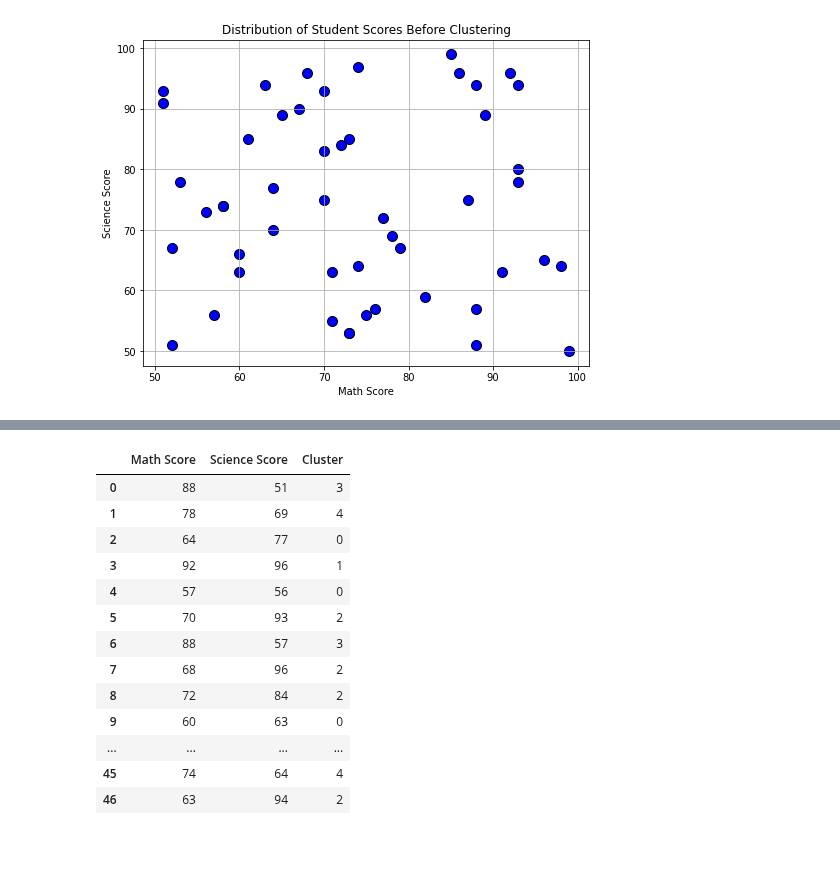
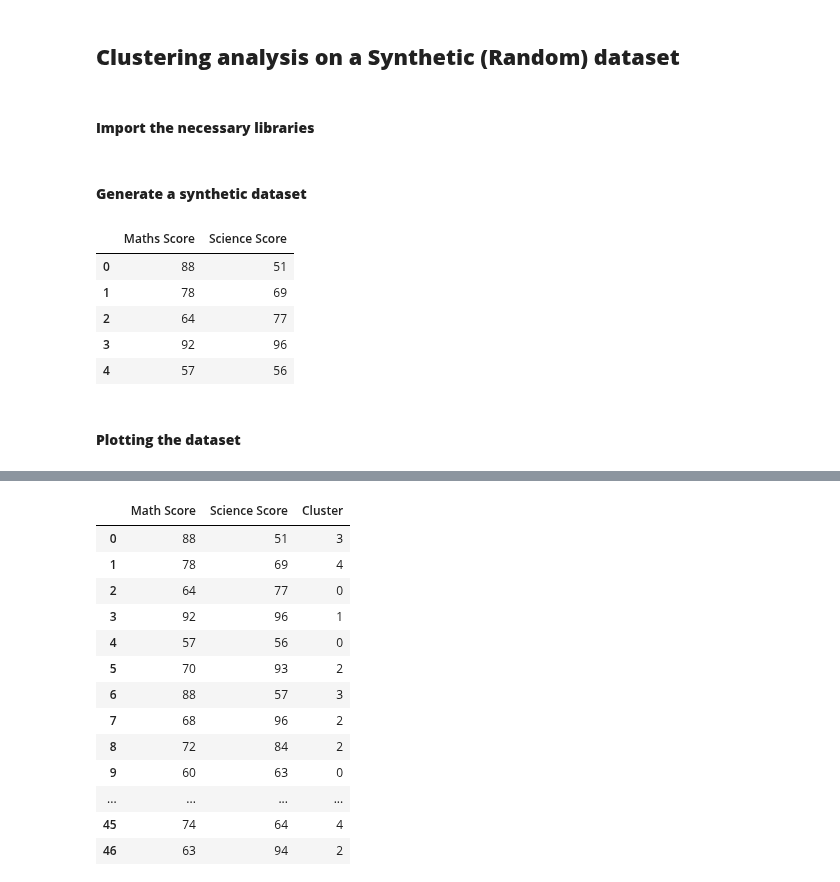
Before and after one commit to aninditadash/Introduction_to_machine_learning, a Jupyter notebook: unsupervised_learning/Examples/Random_data_clustering_analysis.ipynb, the cells around one changed output, grey strips where cells are left out. Saved outputs shown, nothing was run; the diff lists cells and outputs as text; code cells hidden in the pictures; blank space fills up the shorter version.

Commit message:
Code changes for K-means clustering

```diff
--- a/unsupervised_learning/K_means_Example_Agglo_DBSCAN_Inclass.ipynb
+++ b/unsupervised_learning/Examples/Random_data_clustering_analysis.ipynb
@@ -1,2 +1,6 @@
+# %% [markdown]
+## __Clustering analysis on a Synthetic (Random) dataset__
+# %% [markdown]
+#### __Import the necessary libraries__
 # %%
 import numpy as np
@@ -5,22 +11,24 @@ from sklearn.cluster import KMeans # Specially for k-means
 import pandas as pd
+# %% [markdown]
+#### __Generate a synthetic dataset__
 # %%
-
-
 # Generate sample data (students' scores in Math and Science)
 np.random.seed(42)
+
 math_scores = np.random.randint(50, 100, 50)
 science_scores = np.random.randint(50, 100, 50)
 
 # Combine into a dataset
 student_scores = np.column_stack((math_scores, science_scores))
 
-# Plot the distribution of points before clustering
-plt.figure(figsize=(8, 6))
-plt.scatter(math_scores, science_scores, color='blue', edgecolors='k', s=100)
-plt.xlabel('Math Score')
-plt.ylabel('Science Score')
-plt.title('Distribution of Student Scores Before Clustering')
-plt.grid(True)
-plt.show()
+student_scores_df = pd.DataFrame(data=student_scores, columns=['Maths Score', 'Science Score'])
+student_scores_df.head()
 # %% [output]
-[figure, removed]
+|  | Maths Score | Science Score |
+| 0 | 88 | 51 |
+| 1 | 78 | 69 |
+| 2 | 64 | 77 |
+| 3 | 92 | 96 |
+| 4 | 57 | 56 |
+# %% [markdown]
+#### __Plotting the dataset__
```
Also changed, not shown: parts of 4 cells of this notebook, 2 other files.
